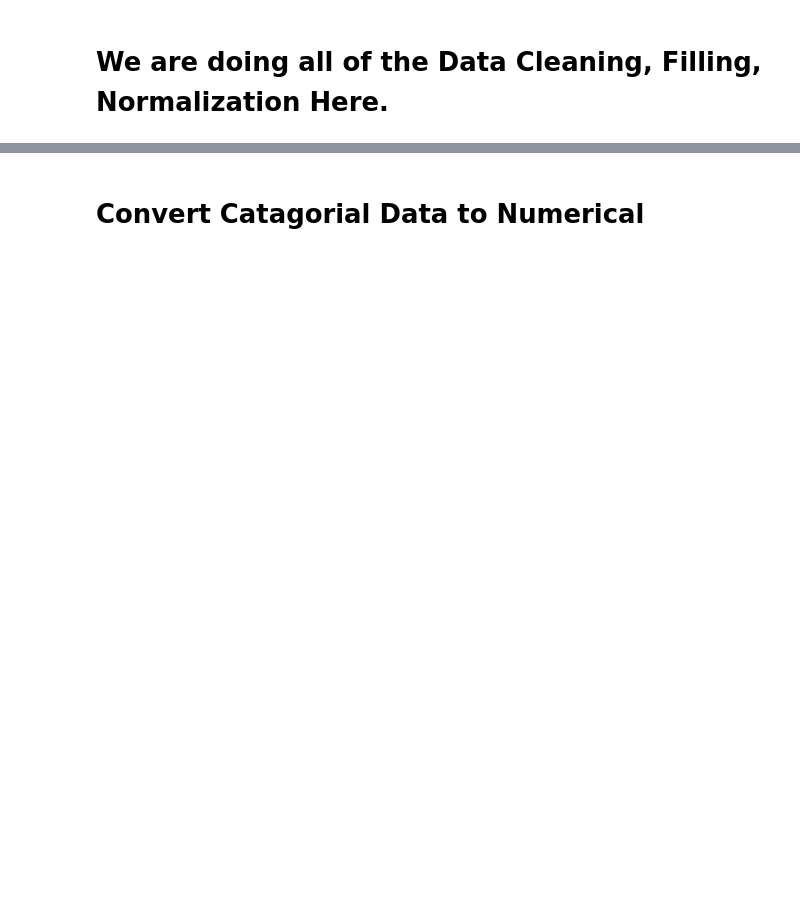
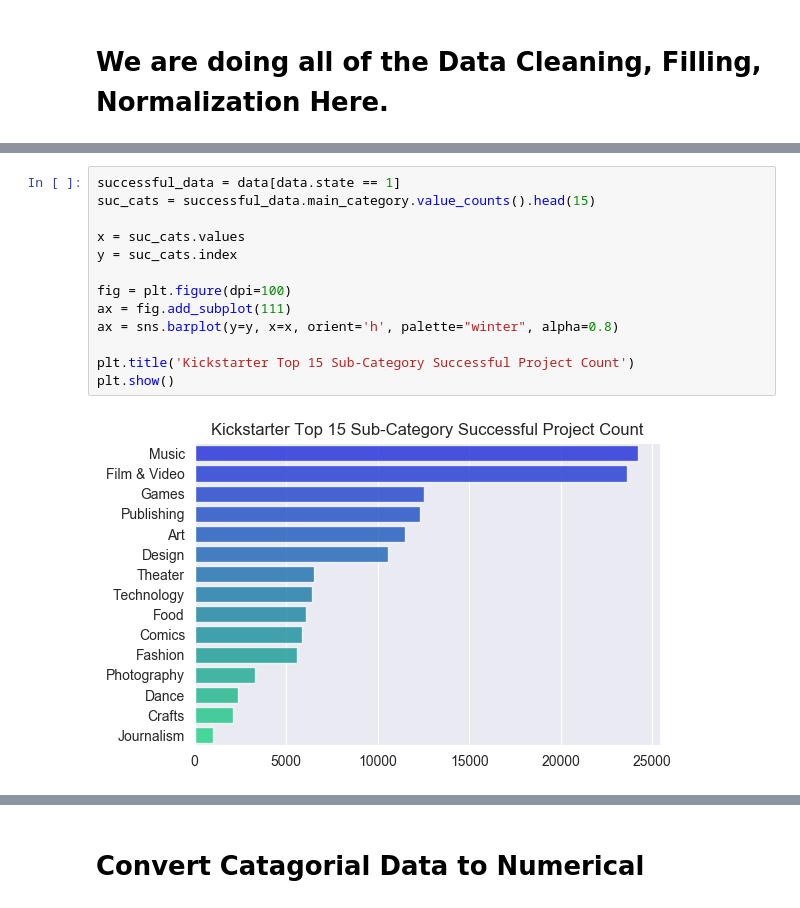
Before and after one commit to ramonidea/370_project, a Jupyter notebook: Data Prep.ipynb, the cells around one changed output, grey strips where cells are left out. Cells and saved outputs as stored; diff of their text form; blank space fills up the shorter version.

```diff
--- a/Data Prep.ipynb
+++ b/Data Prep.ipynb
@@ -10,0 +66,15 @@ data = pd.read_csv('./Data/ks-projects-201801.csv',index_col=[0])
+# %%
+successful_data = data[data.state == 1]
+suc_cats = successful_data.main_category.value_counts().head(15)
+
+x = suc_cats.values
+y = suc_cats.index
+
+fig = plt.figure(dpi=100)
+ax = fig.add_subplot(111)
+ax = sns.barplot(y=y, x=x, orient='h', palette="winter", alpha=0.8)
+
+plt.title('Kickstarter Top 15 Sub-Category Successful Project Count')
+plt.show()
+# %% [output]
+[figure, added]
```
Also changed, not shown: parts of 23 cells of this notebook.
